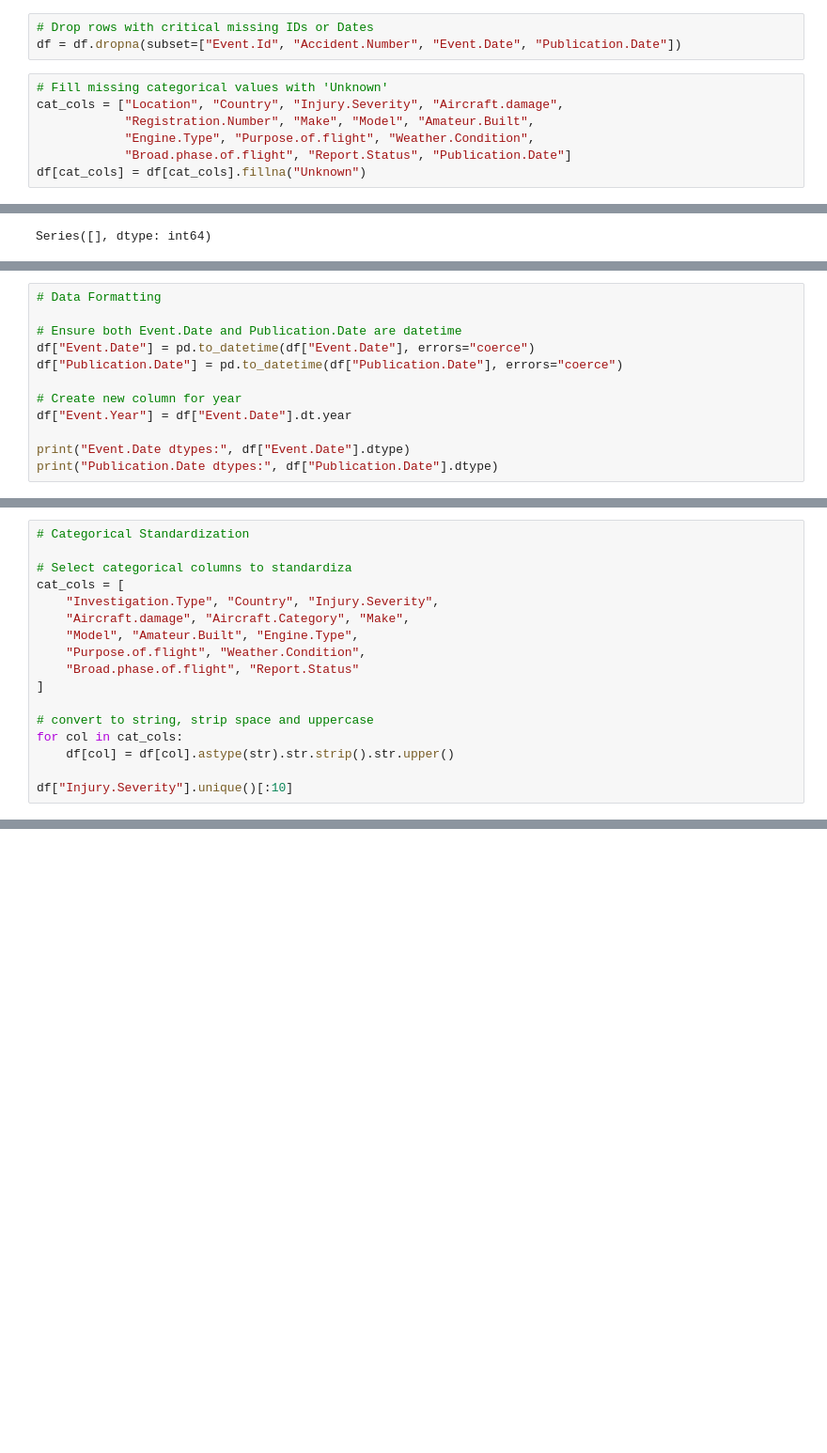
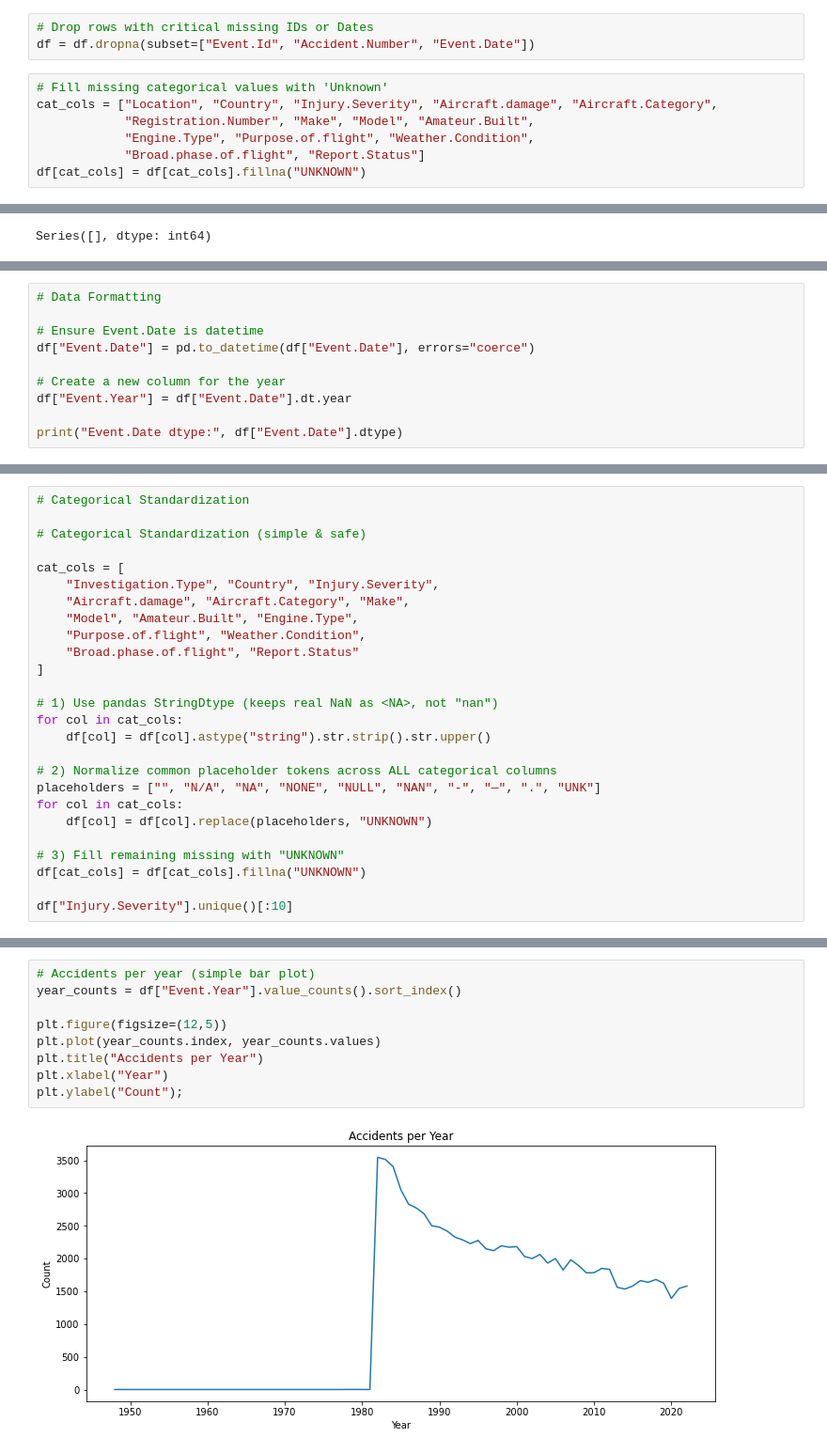
Before and after one commit to mcshoja/Aviation-Data-Phase-1-Project, a Jupyter notebook: aviation.ipynb, the cells around one changed output, grey strips where cells are left out. Shown at 94% size. Saved outputs shown, nothing was run; the diff lists cells and outputs as text; blank space fills up the shorter version.

```diff
--- a/aviation.ipynb
+++ b/aviation.ipynb
@@ -259,14 +271,14 @@ num_cols = ["Total.Fatal.Injuries", "Total.Serious.Injuries",
 df[num_cols] = df[num_cols].fillna(0)
 # %%
 # Drop rows with critical missing IDs or Dates
-df = df.dropna(subset=["Event.Id", "Accident.Number", "Event.Date", "Publication.Date"])
+df = df.dropna(subset=["Event.Id", "Accident.Number", "Event.Date"])
 # %%
 # Fill missing categorical values with 'Unknown'
-cat_cols = ["Location", "Country", "Injury.Severity", "Aircraft.damage",
+cat_cols = ["Location", "Country", "Injury.Severity", "Aircraft.damage", "Aircraft.Category",
             "Registration.Number", "Make", "Model", "Amateur.Built",
             "Engine.Type", "Purpose.of.flight", "Weather.Condition",
-            "Broad.phase.of.flight", "Report.Status", "Publication.Date"]
-df[cat_cols] = df[cat_cols].fillna("Unknown")
+            "Broad.phase.of.flight", "Report.Status"]
+df[cat_cols] = df[cat_cols].fillna("UNKNOWN")
 # %%
 # Recheck if any missing values remain
 df.isnull().sum()[df.isnull().sum() > 0]
@@ -280,13 +287,11 @@ Series([], dtype: int64)
 # %%
 # Data Formatting
 
-# Ensure both Event.Date and Publication.Date are datetime
+# Ensure Event.Date is datetime
 df["Event.Date"] = pd.to_datetime(df["Event.Date"], errors="coerce")
-df["Publication.Date"] = pd.to_datetime(df["Publication.Date"], errors="coerce")
 
-# Create new column for year
+# Create a new column for the year
 df["Event.Year"] = df["Event.Date"].dt.year
 
-print("Event.Date dtypes:", df["Event.Date"].dtype)
-print("Publication.Date dtypes:", df["Publication.Date"].dtype)
+print("Event.Date dtype:", df["Event.Date"].dtype)
 # %% [output]
@@ -295,7 +299,8 @@ Publication.Date dtypes: datetime64[ns]
 # %%
 # Categorical Standardization
 
-# Select categorical columns to standardiza
+# Categorical Standardization (simple & safe)
+
 cat_cols = [
     "Investigation.Type", "Country", "Injury.Severity",
     "Aircraft.damage", "Aircraft.Category", "Make",
@@ -304,9 +309,17 @@ cat_cols = [
     "Broad.phase.of.flight", "Report.Status"
 ]
 
-# convert to string, strip space and uppercase
+# 1) Use pandas StringDtype (keeps real NaN as <NA>, not "nan")
 for col in cat_cols:
-    df[col] = df[col].astype(str).str.strip().str.upper()
+    df[col] = df[col].astype("string").str.strip().str.upper()
+
+# 2) Normalize common placeholder tokens across ALL categorical columns
+placeholders = ["", "N/A", "NA", "NONE", "NULL", "NAN", "-", "—", ".", "UNK"]
+for col in cat_cols:
+    df[col] = df[col].replace(placeholders, "UNKNOWN")
+
+# 3) Fill remaining missing with "UNKNOWN"
+df[cat_cols] = df[cat_cols].fillna("UNKNOWN")
 
 df["Injury.Severity"].unique()[:10]
 # %% [output]
@@ -356,0 +410,11 @@ print(df[["Severity.Index", "Flight.Category", "Event.Year"]].head())
+# %%
+# Accidents per year (simple bar plot)
+year_counts = df["Event.Year"].value_counts().sort_index()
+
+plt.figure(figsize=(12,5))
+plt.plot(year_counts.index, year_counts.values)
+plt.title("Accidents per Year")
+plt.xlabel("Year")
+plt.ylabel("Count");
+# %% [output]
+[figure, added]
```
Also changed, not shown: parts of 30 cells of this notebook, 1 other file.
